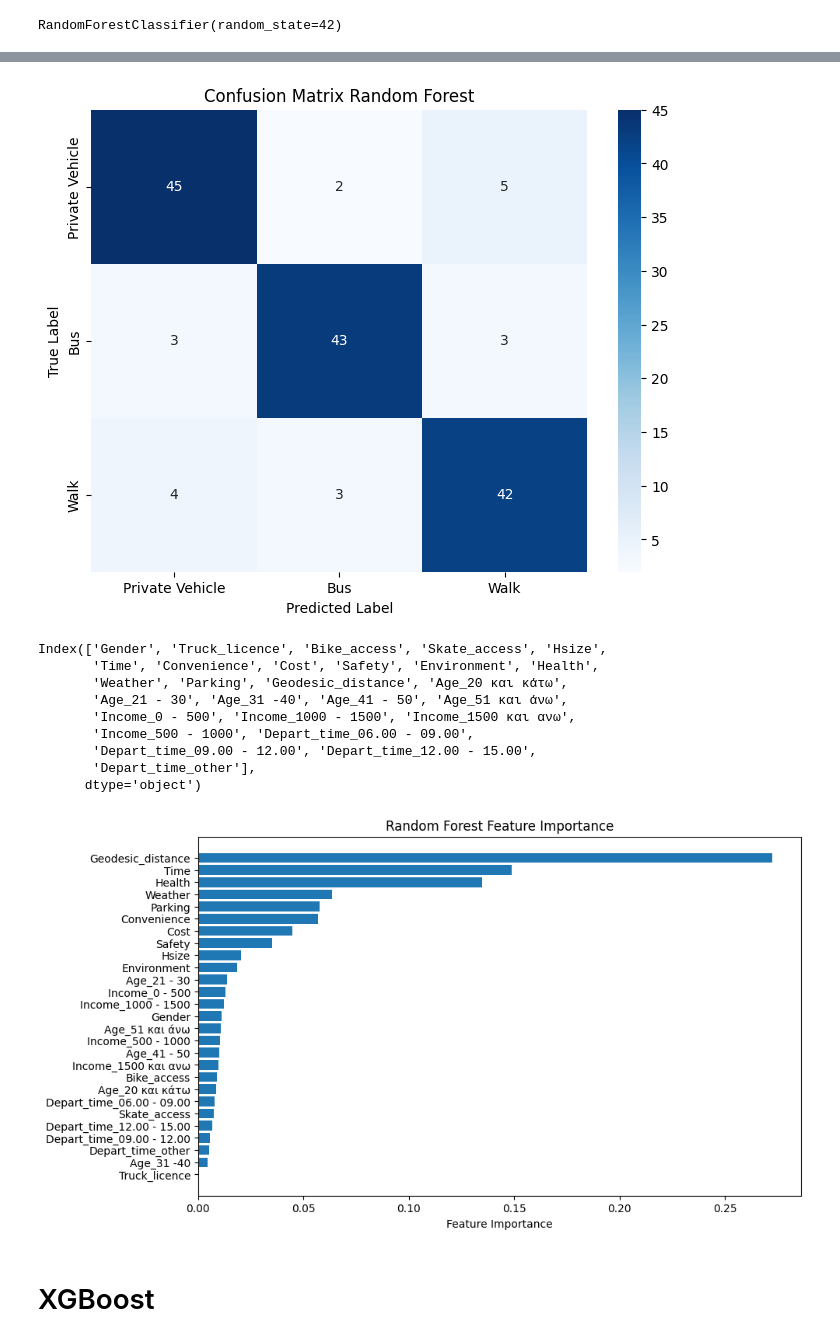
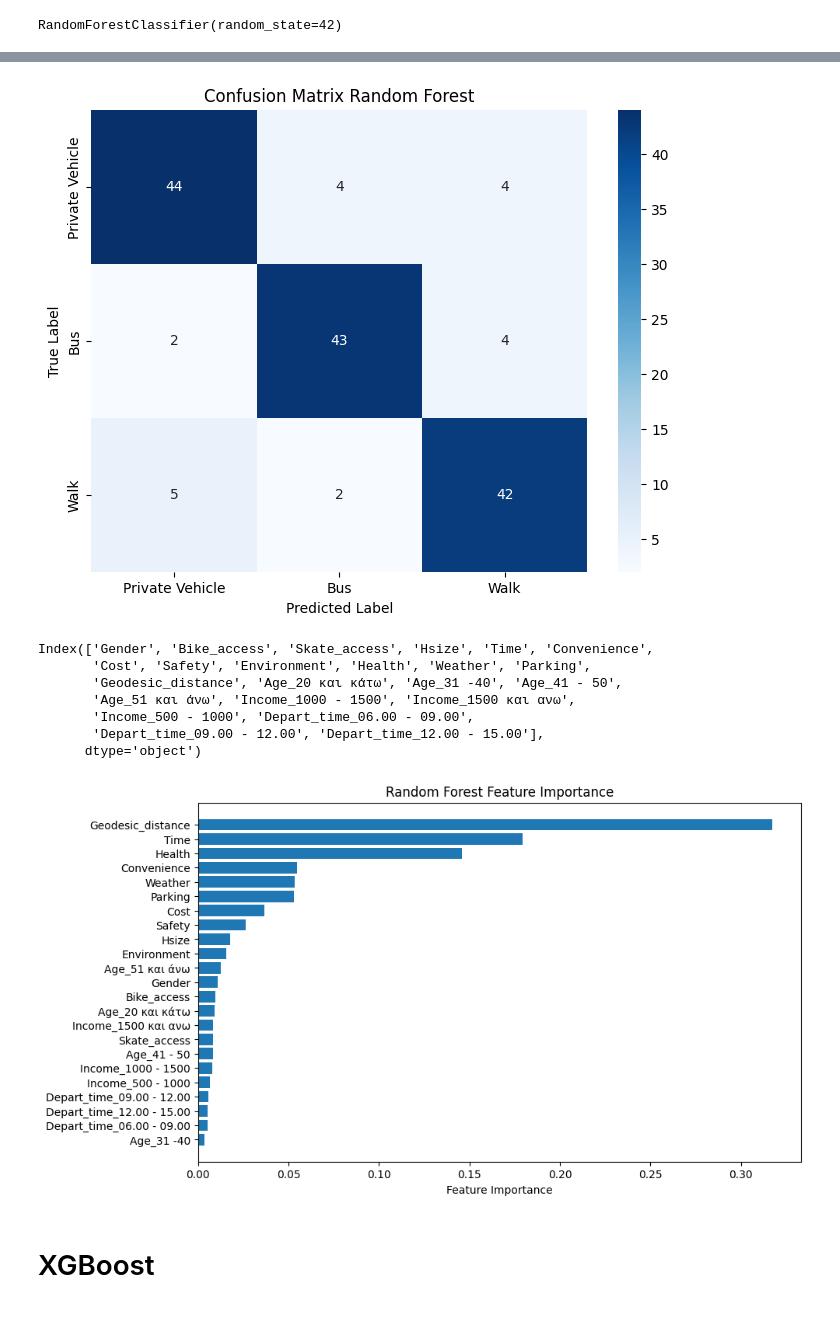
Before and after one commit to MariosMelach/Marios-Thesis, a Jupyter notebook: Thessaloniki Survey/Mode_classification_survey_Using_Geodesic_distance.ipynb, the cells around one changed output, grey strips where cells are left out. Saved outputs shown, nothing was run; the diff lists cells and outputs as text; code cells hidden in the pictures.

```diff
--- a/Thessaloniki Survey/Mode_classification_survey_Using_Geodesic_distance.ipynb
+++ b/Thessaloniki Survey/Mode_classification_survey_Using_Geodesic_distance.ipynb
@@ -48,9 +48,8 @@ Index(['Gender', 'Driver_licence', 'Truck_licence', 'Motor_licence',
        'Depart_time_other'],
       dtype='object')
 # %%
-drops = [ 'Driver_licence','Motor_licence',
-       'Car_access','Motor_access',
-       'Vehicles', 'Mode',
-       'Distance']
+drops = [ 'Driver_licence','Motor_licence', 'Truck_licence',
+       'Vehicles', 'Mode', 'Car_access','Motor_access',
+       'Distance', 'Income_0 - 500', 'Depart_time_other', 'Age_21 - 30']
 X = df.drop(drops, axis=1)
 y = df["Mode"]
@@ -401,6 +327,6 @@ weighted avg       0.81      0.81      0.81       150
 # %%
 param_grid = {
-    'max_features': range(2, 28)
+    'max_features': range(2, 24)
 }
 
 rf_model = RandomForestClassifier(random_state=42)
@@ -449,7 +375,7 @@ plt.show()
 # %%
 param_grid = {
-    'n_estimators': list(range(100, 226)),
-    'max_features': [6, 7, 8, 9, 10, 11, 12]}
+    'n_estimators': list(range(350, 400)),
+    'max_features': [11]}
 rf_model = RandomForestClassifier(random_state=42)
 grid_search = GridSearchCV(rf_model, param_grid, cv=10, scoring="accuracy", n_jobs=-1)
 grid_search.fit(X_train, y_train)
@@ -487,43 +413,39 @@ plt.xlabel('Predicted Label')
 plt.ylabel('True Label')
 plt.show()
 # %% [output]
-[figure, old version]
+[figure, new version]
 # %%
 X.columns
 # %% [output]
-Index(['Gender', 'Truck_licence', 'Bike_access', 'Skate_access', 'Hsize',
-       'Time', 'Convenience', 'Cost', 'Safety', 'Environment', 'Health',
-       'Weather', 'Parking', 'Geodesic_distance', 'Age_20 και κάτω',
-       'Age_21 - 30', 'Age_31 -40', 'Age_41 - 50', 'Age_51 και άνω',
-       'Income_0 - 500', 'Income_1000 - 1500', 'Income_1500 και ανω',
+Index(['Gender', 'Bike_access', 'Skate_access', 'Hsize', 'Time', 'Convenience',
+       'Cost', 'Safety', 'Environment', 'Health', 'Weather', 'Parking',
+       'Geodesic_distance', 'Age_20 και κάτω', 'Age_31 -40', 'Age_41 - 50',
+       'Age_51 και άνω', 'Income_1000 - 1500', 'Income_1500 και ανω',
        'Income_500 - 1000', 'Depart_time_06.00 - 09.00',
-       'Depart_time_09.00 - 12.00', 'Depart_time_12.00 - 15.00',
-       'Depart_time_other'],
+       'Depart_time_09.00 - 12.00', 'Depart_time_12.00 - 15.00'],
       dtype='object')
 # %%
 feature_importances = random_forest.feature_importances_
 
-feature_names = ['Gender', 'Truck_licence', 'Bike_access', 'Skate_access', 'Hsize',
-       'Time', 'Convenience', 'Cost', 'Safety', 'Environment', 'Health',
-       'Weather', 'Parking', 'Geodesic_distance', 'Age_20 και κάτω',
-       'Age_21 - 30', 'Age_31 -40', 'Age_41 - 50', 'Age_51 και άνω',
-       'Income_0 - 500', 'Income_1000 - 1500', 'Income_1500 και ανω',
+feature_names = ['Gender', 'Bike_access', 'Skate_access', 'Hsize', 'Time', 'Convenience',
+       'Cost', 'Safety', 'Environment', 'Health', 'Weather', 'Parking',
+       'Geodesic_distance', 'Age_20 και κάτω', 'Age_31 -40', 'Age_41 - 50',
+       'Age_51 και άνω', 'Income_1000 - 1500', 'Income_1500 και ανω',
        'Income_500 - 1000', 'Depart_time_06.00 - 09.00',
-       'Depart_time_09.00 - 12.00', 'Depart_time_12.00 - 15.00',
-       'Depart_time_other']
+       'Depart_time_09.00 - 12.00', 'Depart_time_12.00 - 15.00']
 
 
 sorted_idx = np.argsort(feature_importances)
 
 
 plt.figure(figsize=(10, 6))
 plt.barh(range(len(sorted_idx)), feature_importances[sorted_idx], align="center")
 plt.yticks(range(len(sorted_idx)), [feature_names[i] for i in sorted_idx])
 plt.xlabel("Feature Importance")
 plt.title("Random Forest Feature Importance")
 plt.show()
 # %% [output]
-[figure, old version]
+[figure, new version]
 # %% [markdown]
 # XGBoost
 # %%
```
Also changed, not shown: parts of 37 cells of this notebook, 7 other files.
